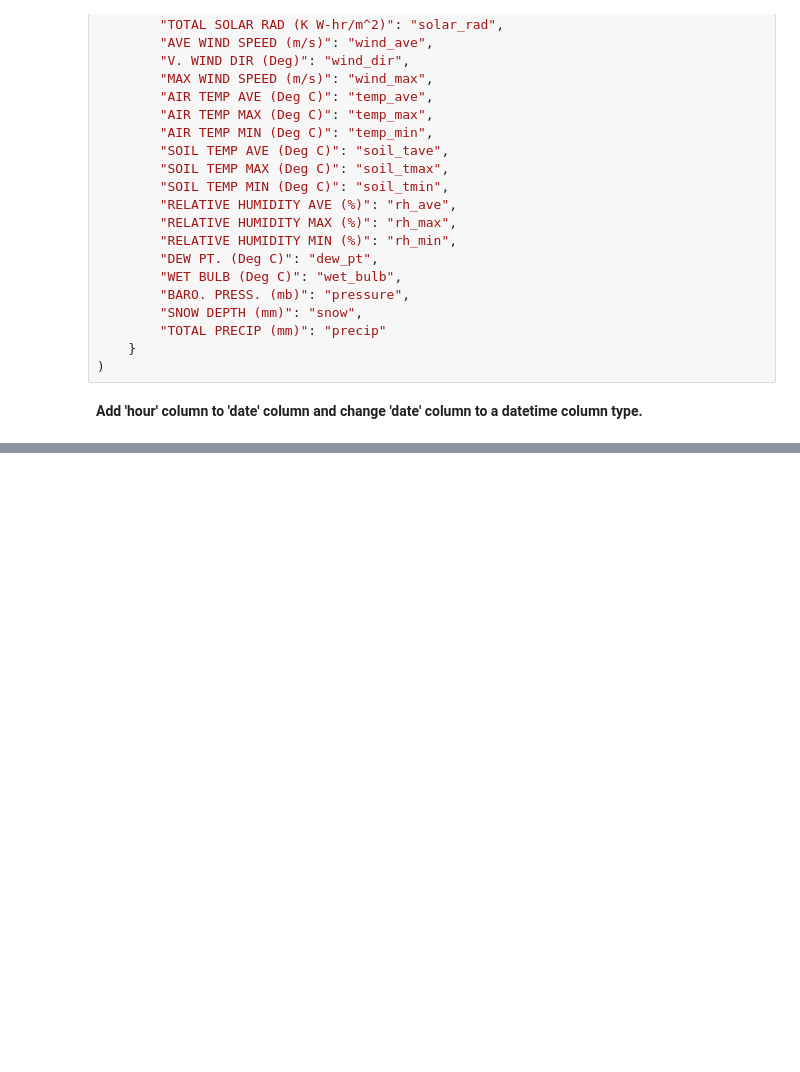
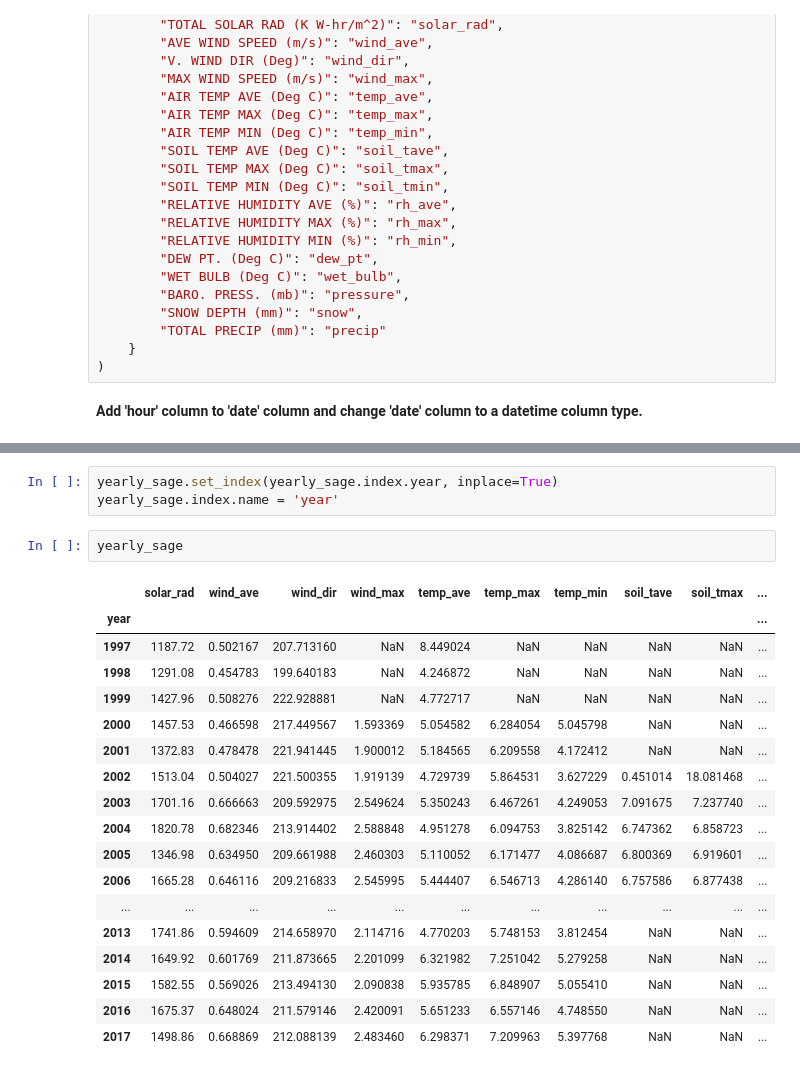
Before and after one commit to aaanyaaa/Segehen, a Jupyter notebook: Sagehen Data Exploration.ipynb, the cells around one changed output, grey strips where cells are left out. Saved outputs shown, nothing was run; the diff lists cells and outputs as text; blank space fills up the shorter version.

```diff
--- a/Sagehen Data Exploration.ipynb
+++ b/Sagehen Data Exploration.ipynb
@@ -71,0 +149,24 @@ sage_df.tail()
+# %%
+yearly_sage.set_index(yearly_sage.index.year, inplace=True)
+yearly_sage.index.name = 'year'
+# %%
+yearly_sage
+# %% [output]
+|  | solar_rad | wind_ave | wind_dir | wind_max | temp_ave | temp_max | temp_min | soil_tave | soil_tmax | ... |
+| year |  |  |  |  |  |  |  |  |  | ... |
+| 1997 | 1187.72 | 0.502167 | 207.713160 | NaN | 8.449024 | NaN | NaN | NaN | NaN | ... |
+| 1998 | 1291.08 | 0.454783 | 199.640183 | NaN | 4.246872 | NaN | NaN | NaN | NaN | ... |
+| 1999 | 1427.96 | 0.508276 | 222.928881 | NaN | 4.772717 | NaN | NaN | NaN | NaN | ... |
+| 2000 | 1457.53 | 0.466598 | 217.449567 | 1.593369 | 5.054582 | 6.284054 | 5.045798 | NaN | NaN | ... |
+| 2001 | 1372.83 | 0.478478 | 221.941445 | 1.900012 | 5.184565 | 6.209558 | 4.172412 | NaN | NaN | ... |
+| 2002 | 1513.04 | 0.504027 | 221.500355 | 1.919139 | 4.729739 | 5.864531 | 3.627229 | 0.451014 | 18.081468 | ... |
+| 2003 | 1701.16 | 0.666663 | 209.592975 | 2.549624 | 5.350243 | 6.467261 | 4.249053 | 7.091675 | 7.237740 | ... |
+| 2004 | 1820.78 | 0.682346 | 213.914402 | 2.588848 | 4.951278 | 6.094753 | 3.825142 | 6.747362 | 6.858723 | ... |
+| 2005 | 1346.98 | 0.634950 | 209.661988 | 2.460303 | 5.110052 | 6.171477 | 4.086687 | 6.800369 | 6.919601 | ... |
+| 2006 | 1665.28 | 0.646116 | 209.216833 | 2.545995 | 5.444407 | 6.546713 | 4.286140 | 6.757586 | 6.877438 | ... |
+| ... | ... | ... | ... | ... | ... | ... | ... | ... | ... | ... |
+| 2013 | 1741.86 | 0.594609 | 214.658970 | 2.114716 | 4.770203 | 5.748153 | 3.812454 | NaN | NaN | ... |
+| 2014 | 1649.92 | 0.601769 | 211.873665 | 2.201099 | 6.321982 | 7.251042 | 5.279258 | NaN | NaN | ... |
+| 2015 | 1582.55 | 0.569026 | 213.494130 | 2.090838 | 5.935785 | 6.848907 | 5.055410 | NaN | NaN | ... |
+| 2016 | 1675.37 | 0.648024 | 211.579146 | 2.420091 | 5.651233 | 6.557146 | 4.748550 | NaN | NaN | ... |
+| 2017 | 1498.86 | 0.668869 | 212.088139 | 2.483460 | 6.298371 | 7.209963 | 5.397768 | NaN | NaN | ... |
```
Also changed, not shown: parts of 25 cells of this notebook.
